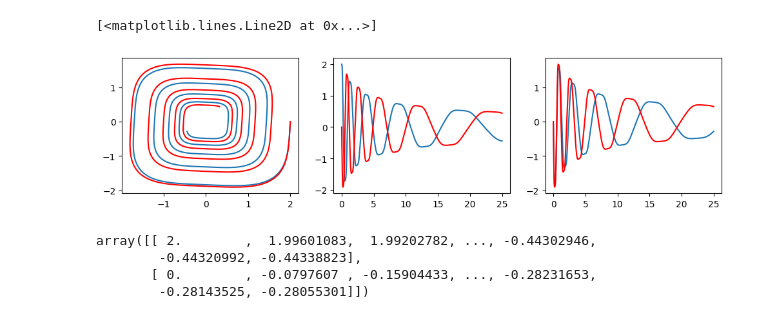
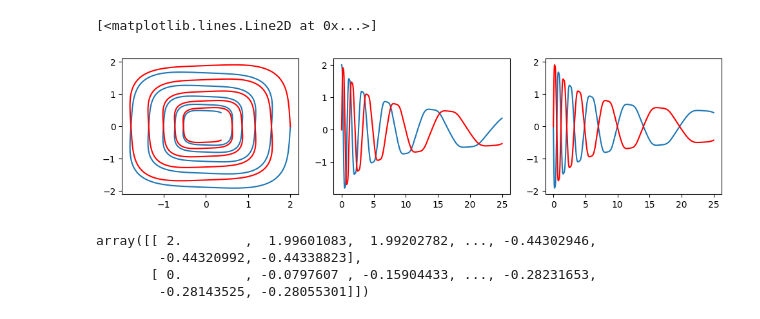
Before and after one commit to matibilkis/qmon-sindy, a Jupyter notebook: learn_torch/lasso_model.ipynb, the cells around one changed output. Drawn from its saved outputs; the diff is of its cells as text; code cells hidden in the pictures.

```diff
--- a/learn_torch/lasso_model.ipynb
+++ b/learn_torch/lasso_model.ipynb
@@ -61,3 +54,8 @@ print(Cof.shape)
+# %%
+ti,tf,dt = 0,25,0.005
+times = np.arange(ti,tf,dt)
+x0=np.array([2.,0.])
+xx1 = integrate(f,g,x0,times,dt,mode="RK4")
 # %%
 from sklearn import linear_model
 
@@ -65,17 +63,14 @@ X = xx1.T
 X_dot = np.array([f(xx,t) for xx,t in zip(xx1.T, times)])
 
 
-lin_mod = linear_model.Lasso(alpha=0.00001,tol=1e-14)
-lasso_model = lin_mod.fit(Th_value, X_dot)
-
-p = 4
-Cof = np.random.randn(p,2)
-
 #Th = {'1':X,'3': X**3}
 #Th_value = np.concatenate(list(Th.values()), axis=-1)
 f0 = lambda k: k
 f1 = lambda k: k**3
 Th_value = np.concatenate([f0(X), f1(X)], axis=-1)
+
+lin_mod = linear_model.Lasso(alpha=0.001,tol=1e-14)
+lasso_model = lin_mod.fit(Th_value, X_dot)
 # %%
 #help(lasso_model.score) Computes R**2
 print("R^: ", lasso_model.score(Th_value, X_dot) ) #
@@ -178,27 +177,28 @@ array([[ -0.80026142, -15.98980001],
+# %%
+aa = np.array([[0,0],[0,0],[-.1, 2],[-2,-.1]])
 # %%
-
 x_hat = np.array([2,0.])
 x_hats = [x_hat]
 for x in tqdm(X[:-1]):
-    x_hat = x_hat + dt*np.concatenate([f0(x_hat), f1(x_hat)]).dot(coeffs)
+    x_hat = x_hat + dt*np.concatenate([f0(x_hat), f1(x_hat)]).dot(aa)
     x_hats.append(x_hat)
 x_hats = np.array(x_hats)
 
 plt.figure(figsize=(12,6))
 ax = plt.subplot(231)
 ax.plot(xx1_cubic[0,:], xx1_cubic[1,:])
 ax.plot(x_hats[:,0], x_hats[:,1], color="red")
 
 ax = plt.subplot(232)
 ax.plot(times, xx1_cubic[0,:])
 ax.plot(times, x_hats[:,1], color="red")
 
 ax = plt.subplot(233)
 ax.plot(times, xx1_cubic[1,:])
 ax.plot(times, x_hats[:,1], color="red")
 # %% [output]
 [<matplotlib.lines.Line2D at 0x...>]
-[figure, old version]
+[figure, new version]
 # %%
 # %% [output]
 array([[ 2.        ,  1.99601083,  1.99202782, ..., -0.44302946,
```
Also changed, not shown: parts of 16 cells of this notebook, 12 other files.
